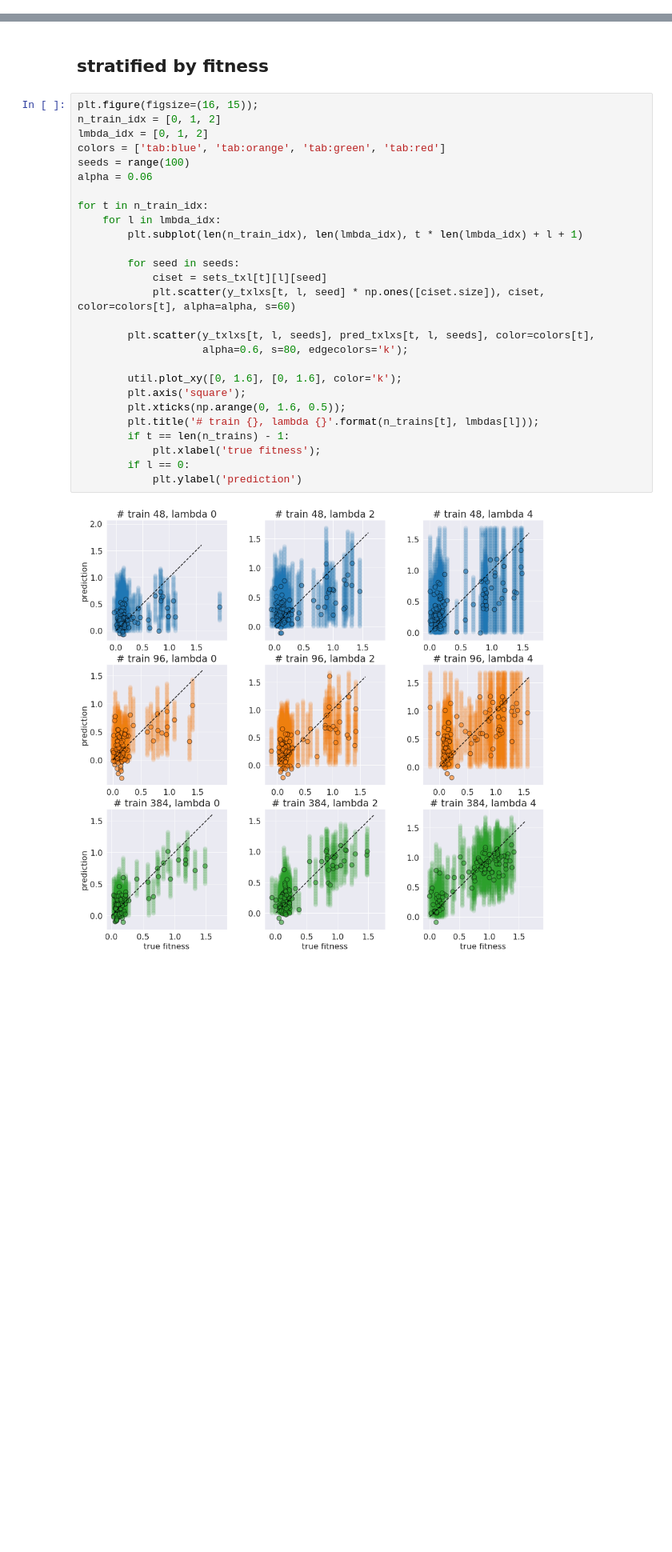
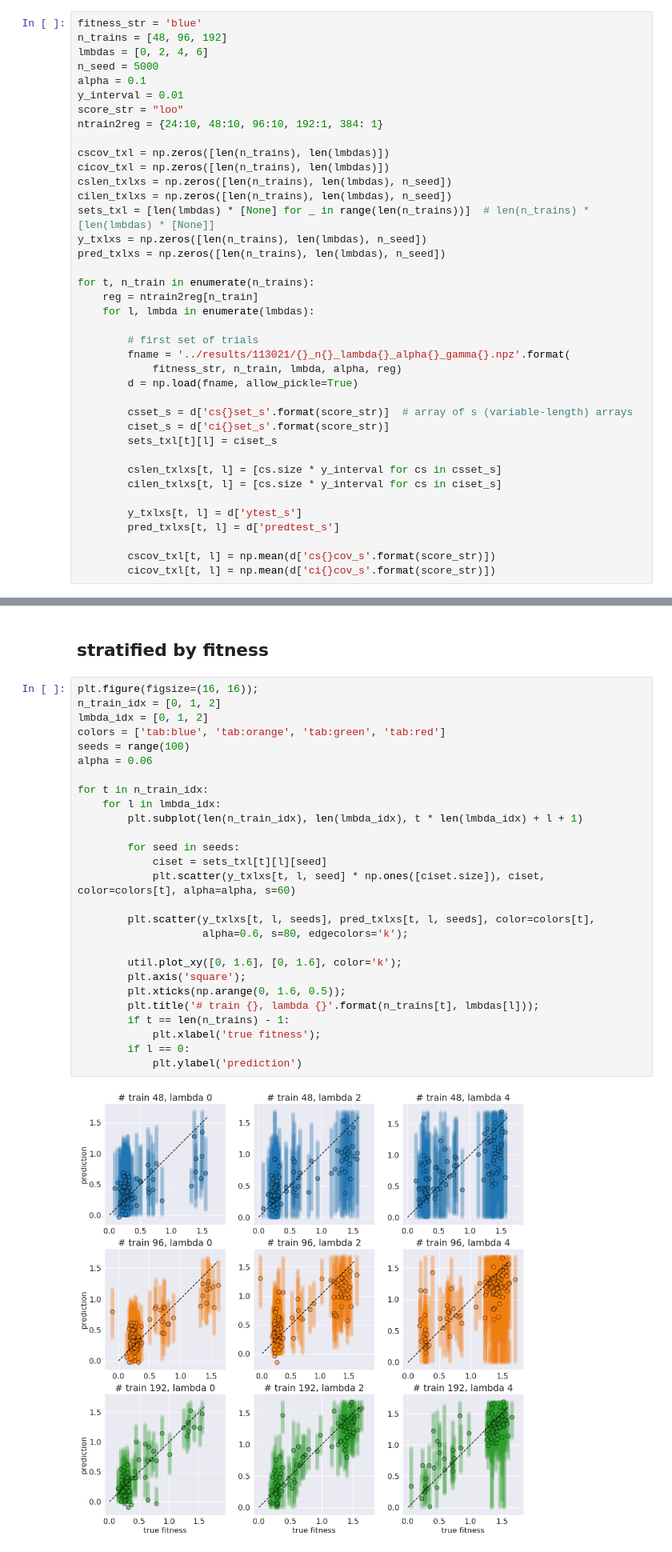
Before and after one commit to clarafy/conformal-for-design, a Jupyter notebook: notebooks/adaptive-results-112221.ipynb, the cells around one changed output, grey strips where cells are left out. Shown: that part at 80% size. Cells and saved outputs as stored; diff of their text form; blank space fills up the shorter version.

```diff
--- a/notebooks/adaptive-results-112221.ipynb
+++ b/notebooks/adaptive-results-112221.ipynb
@@ -79,6 +79,45 @@ for t, n_train in enumerate(n_trains):
 
         cscov_txl[t, l] = np.mean(np.hstack([cscov_s, d['cs{}cov_s'.format(score_str)]]))
         cicov_txl[t, l] = np.mean(np.hstack([cicov_s, d['ci{}cov_s'.format(score_str)]]))
+# %%
+fitness_str = 'blue'
+n_trains = [48, 96, 192]
+lmbdas = [0, 2, 4, 6]
+n_seed = 5000
+alpha = 0.1
+y_interval = 0.01
+score_str = "loo"
+ntrain2reg = {24:10, 48:10, 96:10, 192:1, 384: 1}
+
+cscov_txl = np.zeros([len(n_trains), len(lmbdas)])
+cicov_txl = np.zeros([len(n_trains), len(lmbdas)])
+cslen_txlxs = np.zeros([len(n_trains), len(lmbdas), n_seed])
+cilen_txlxs = np.zeros([len(n_trains), len(lmbdas), n_seed])
+sets_txl = [len(lmbdas) * [None] for _ in range(len(n_trains))]  # len(n_trains) * [len(lmbdas) * [None]]
+y_txlxs = np.zeros([len(n_trains), len(lmbdas), n_seed])
+pred_txlxs = np.zeros([len(n_trains), len(lmbdas), n_seed])
+
+for t, n_train in enumerate(n_trains):
+    reg = ntrain2reg[n_train]
+    for l, lmbda in enumerate(lmbdas):
+
+        # first set of trials
+        fname = '../results/113021/{}_n{}_lambda{}_alpha{}_gamma{}.npz'.format(
+            fitness_str, n_train, lmbda, alpha, reg)
+        d = np.load(fname, allow_pickle=True)
+
+        csset_s = d['cs{}set_s'.format(score_str)]  # array of s (variable-length) arrays
+        ciset_s = d['ci{}set_s'.format(score_str)]
+        sets_txl[t][l] = ciset_s
+
+        cslen_txlxs[t, l] = [cs.size * y_interval for cs in csset_s]
+        cilen_txlxs[t, l] = [cs.size * y_interval for cs in ciset_s]
+
+        y_txlxs[t, l] = d['ytest_s']
+        pred_txlxs[t, l] = d['predtest_s']
+
+        cscov_txl[t, l] = np.mean(d['cs{}cov_s'.format(score_str)])
+        cicov_txl[t, l] = np.mean(d['ci{}cov_s'.format(score_str)])
 # %% [markdown]
 ## marginal coverage and length distribution plots
 # %%
@@ -134,34 +173,34 @@ Loading estimated noise SE precomputed with order 7 and significance level 0.01
 # %% [markdown]
 ## stratified by fitness
 # %%
-plt.figure(figsize=(16, 15));
+plt.figure(figsize=(16, 16));
 n_train_idx = [0, 1, 2]
 lmbda_idx = [0, 1, 2]
 colors = ['tab:blue', 'tab:orange', 'tab:green', 'tab:red']
 seeds = range(100)
 alpha = 0.06
 
 for t in n_train_idx:
     for l in lmbda_idx:
         plt.subplot(len(n_train_idx), len(lmbda_idx), t * len(lmbda_idx) + l + 1)
 
         for seed in seeds:
             ciset = sets_txl[t][l][seed]
             plt.scatter(y_txlxs[t, l, seed] * np.ones([ciset.size]), ciset, color=colors[t], alpha=alpha, s=60)
 
         plt.scatter(y_txlxs[t, l, seeds], pred_txlxs[t, l, seeds], color=colors[t],
                     alpha=0.6, s=80, edgecolors='k');
 
         util.plot_xy([0, 1.6], [0, 1.6], color='k');
         plt.axis('square');
         plt.xticks(np.arange(0, 1.6, 0.5));
         plt.title('# train {}, lambda {}'.format(n_trains[t], lmbdas[l]));
         if t == len(n_trains) - 1:
             plt.xlabel('true fitness');
         if l == 0:
             plt.ylabel('prediction')
 # %% [output]
-[figure, old version]
+[figure, new version]
 # %% [markdown]
 ## intervention vs. shift lengths
 # %%
```
Also changed, not shown: parts of 2 cells of this notebook, 3 other files.
